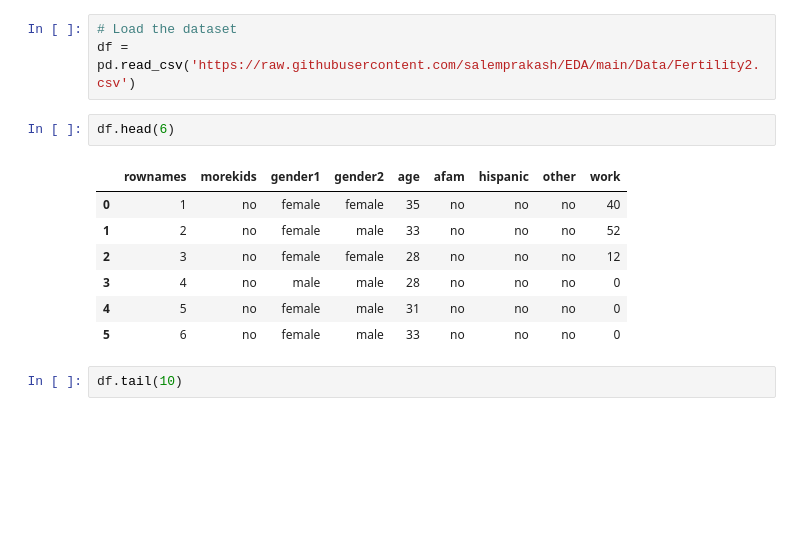
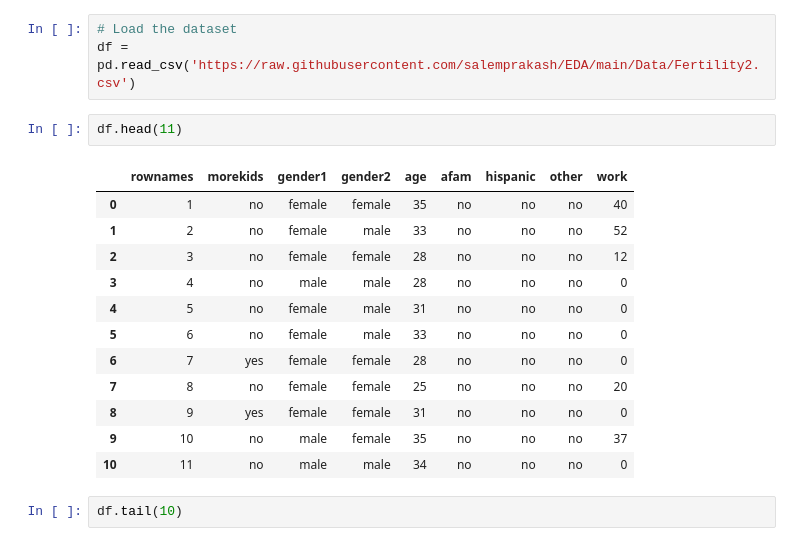
Before and after one commit to joydip2003/EDA, a Jupyter notebook: 21BDS0022.ipynb, the cells around one changed output. Saved outputs shown, nothing was run; the diff lists cells and outputs as text; blank space fills up the shorter version.

```diff
--- a/21BDS0022.ipynb
+++ b/21BDS0022.ipynb
@@ -16,15 +20,20 @@ from scipy import stats
 # Load the dataset
 df = pd.read_csv('https://raw.githubusercontent.com/salemprakash/EDA/main/Data/Fertility2.csv')
 # %%
-df.head(6)
+df.head(11)
 # %% [output]
 |  | rownames | morekids | gender1 | gender2 | age | afam | hispanic | other | work |
 | 0 | 1 | no | female | female | 35 | no | no | no | 40 |
 | 1 | 2 | no | female | male | 33 | no | no | no | 52 |
 | 2 | 3 | no | female | female | 28 | no | no | no | 12 |
 | 3 | 4 | no | male | male | 28 | no | no | no | 0 |
 | 4 | 5 | no | female | male | 31 | no | no | no | 0 |
 | 5 | 6 | no | female | male | 33 | no | no | no | 0 |
+| 6 | 7 | yes | female | female | 28 | no | no | no | 0 |
+| 7 | 8 | no | female | female | 25 | no | no | no | 20 |
+| 8 | 9 | yes | female | female | 31 | no | no | no | 0 |
+| 9 | 10 | no | male | female | 35 | no | no | no | 37 |
+| 10 | 11 | no | male | male | 34 | no | no | no | 0 |
 # %%
 df.tail(10)
 # %% [output]
```
Also changed, not shown: parts of 23 cells of this notebook.
